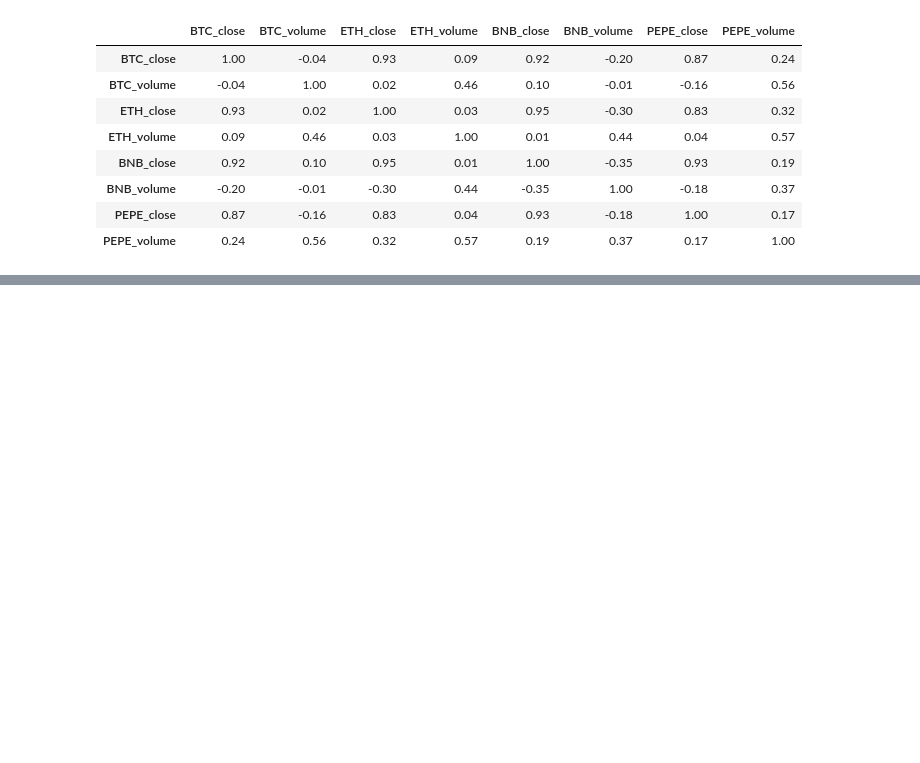
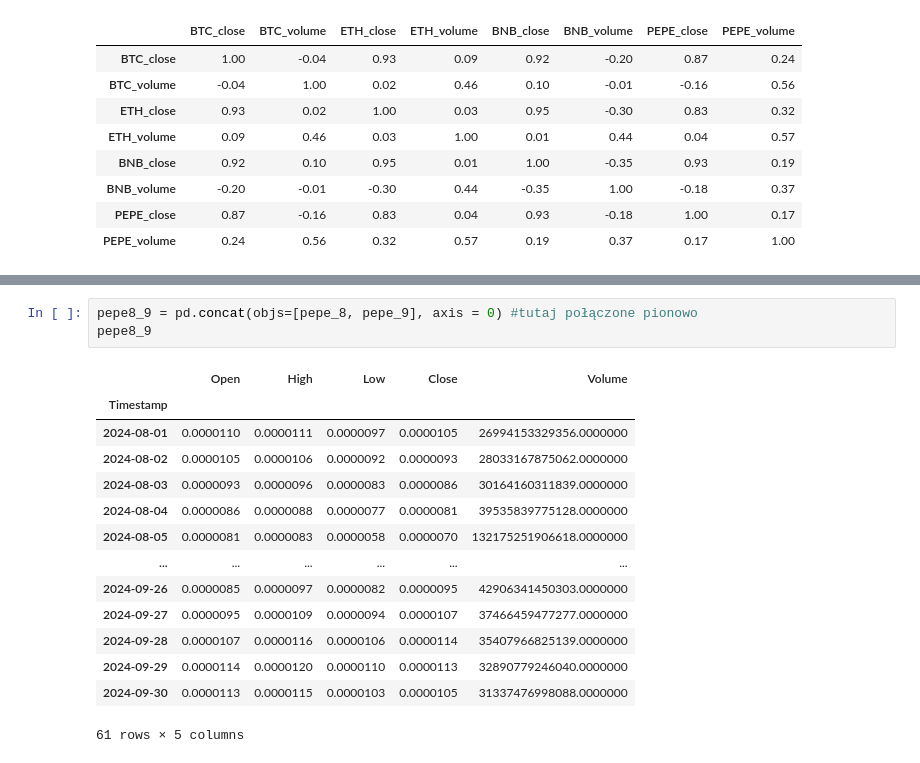
Before and after one commit to rafpank/Colab, a Jupyter notebook: data_science_bootcamp /wprowadzenie/connecting_crypto_data.ipynb, the cells around one changed output, grey strips where cells are left out. Cells and saved outputs as stored; diff of their text form; blank space fills up the shorter version.

```diff
--- a/data_science_bootcamp /wprowadzenie/connecting_crypto_data.ipynb
+++ b/data_science_bootcamp /wprowadzenie/connecting_crypto_data.ipynb
@@ -444,0 +612,18 @@ df_con[closes_values].corr()
+# %%
+pepe8_9 = pd.concat(objs=[pepe_8, pepe_9], axis = 0) #tutaj połączone pionowo
+pepe8_9
+# %% [output]
+|  | Open | High | Low | Close | Volume |
+| Timestamp |  |  |  |  |  |
+| 2024-08-01 | 0.0000110 | 0.0000111 | 0.0000097 | 0.0000105 | 26994153329356.0000000 |
+| 2024-08-02 | 0.0000105 | 0.0000106 | 0.0000092 | 0.0000093 | 28033167875062.0000000 |
+| 2024-08-03 | 0.0000093 | 0.0000096 | 0.0000083 | 0.0000086 | 30164160311839.0000000 |
+| 2024-08-04 | 0.0000086 | 0.0000088 | 0.0000077 | 0.0000081 | 39535839775128.0000000 |
+| 2024-08-05 | 0.0000081 | 0.0000083 | 0.0000058 | 0.0000070 | 132175251906618.0000000 |
+| ... | ... | ... | ... | ... | ... |
+| 2024-09-26 | 0.0000085 | 0.0000097 | 0.0000082 | 0.0000095 | 42906341450303.0000000 |
+| 2024-09-27 | 0.0000095 | 0.0000109 | 0.0000094 | 0.0000107 | 37466459477277.0000000 |
+| 2024-09-28 | 0.0000107 | 0.0000116 | 0.0000106 | 0.0000114 | 35407966825139.0000000 |
+| 2024-09-29 | 0.0000114 | 0.0000120 | 0.0000110 | 0.0000113 | 32890779246040.0000000 |
+| 2024-09-30 | 0.0000113 | 0.0000115 | 0.0000103 | 0.0000105 | 31337476998088.0000000 |
+61 rows × 5 columns
```
Also changed, not shown: parts of 18 cells of this notebook.
